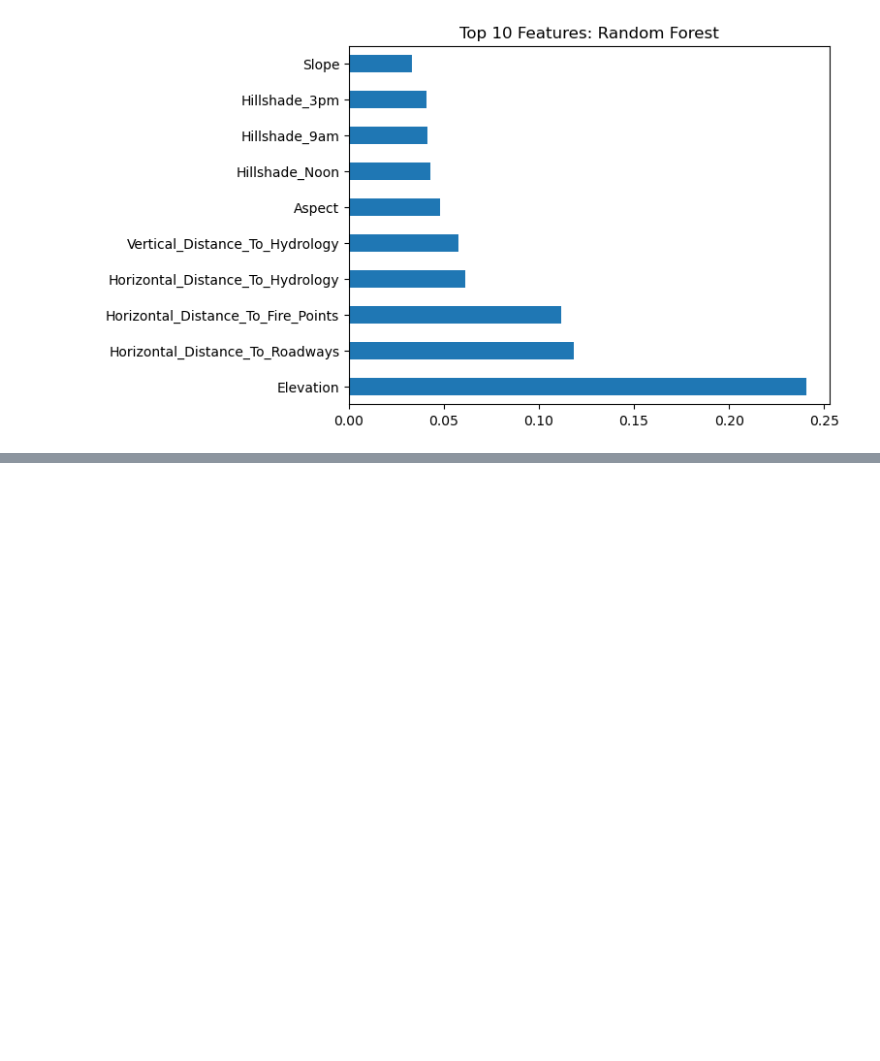
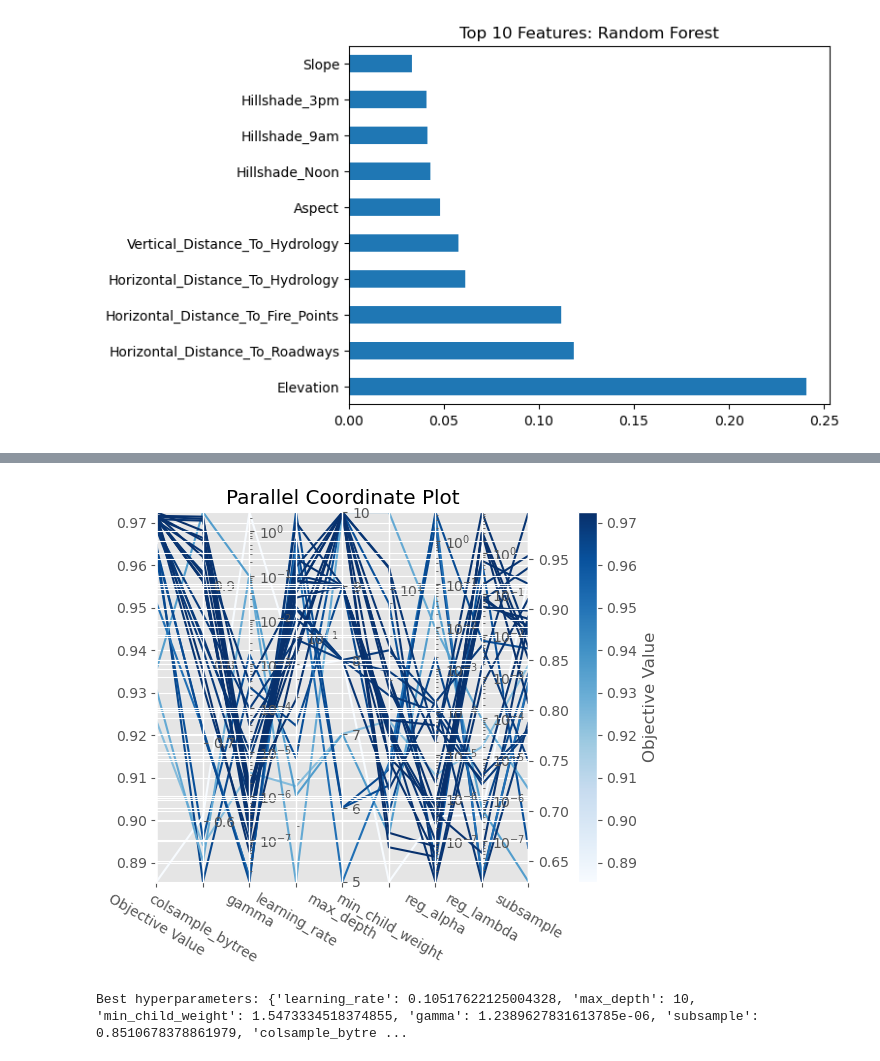
Before and after one commit to ZeyadElgedawy/Forest-Cover-Type-Classification, a Jupyter notebook: src/forest_cover_type_classification.ipynb, the cells around one changed output, grey strips where cells are left out. Cells and saved outputs as stored; diff of their text form; code cells hidden in the pictures; blank space fills up the shorter version.

```diff
--- a/src/forest_cover_type_classification.ipynb
+++ b/src/forest_cover_type_classification.ipynb
@@ -391,0 +431,10 @@ KeyboardInterrupt:
+# %%
+plot_parallel_coordinate(study)
+plt.show()
+# %% [output]
+[figure, added]
+# %%
+best_params = study.best_trial.params
+print("Best hyperparameters:", best_params)
+# %% [output]
+Best hyperparameters: {'learning_rate': 0.10517622125004328, 'max_depth': 10, 'min_child_weight': 1.5473334518374855, 'gamma': 1.2389627831613785e-06, 'subsample': 0.8510678378861979, 'colsample_bytre ...
```
Also changed, not shown: parts of 10 cells of this notebook.
